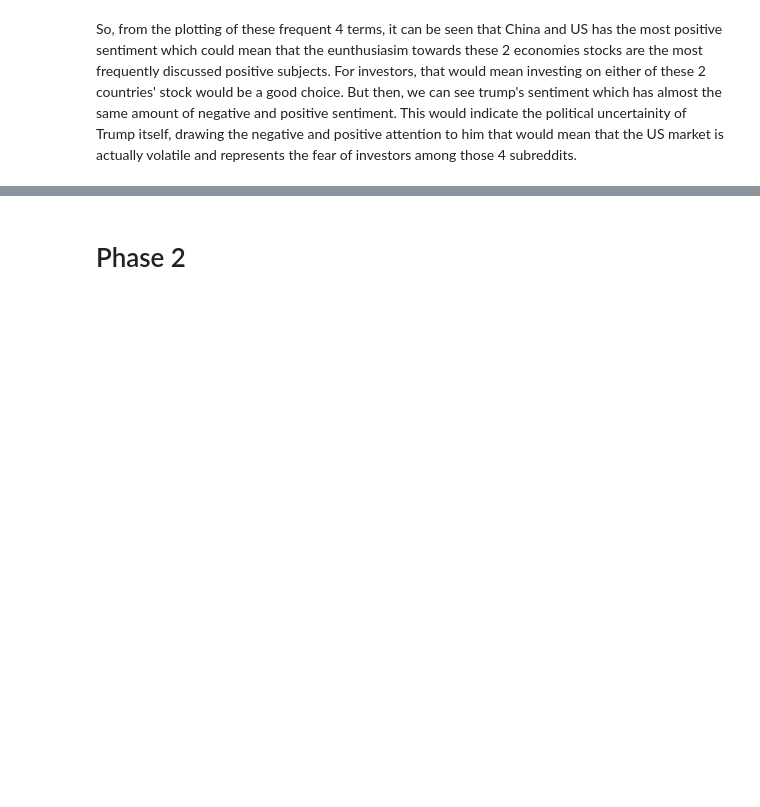
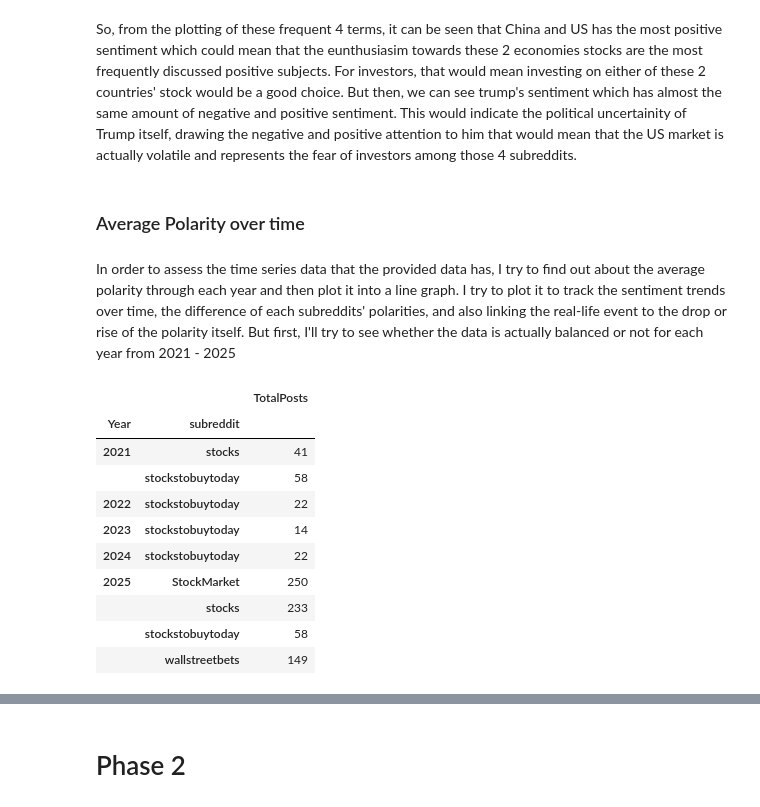
Before and after one commit to Osiris181/DM2025-Lab1-Exercise, a Jupyter notebook: DM2025-Lab1-Homework.ipynb, the cells around one changed output, grey strips where cells are left out. Drawn from its saved outputs; the diff is of its cells as text; code cells hidden in the pictures; blank space fills up the shorter version.

```diff
--- a/DM2025-Lab1-Homework.ipynb
+++ b/DM2025-Lab1-Homework.ipynb
@@ -913,3 +924,30 @@ set_ticklabels() should only be used with a fixed number of ticks, i.e. after se
 [figure]
 # %% [markdown]
 So, from the plotting of these frequent 4 terms, it can be seen that China and US has the most positive sentiment which could mean that the eunthusiasim towards these 2 economies stocks are the most frequently discussed positive subjects. For investors, that would mean investing on either of these 2 countries' stock would be a good choice. But then, we can see trump's sentiment which has almost the same amount of negative and positive sentiment. This would indicate the political uncertainity of Trump itself, drawing the negative and positive attention to him that would mean that the US market is actually volatile and represents the fear of investors among those 4 subreddits.
+# %% [markdown]
+### Average Polarity over time
+# %% [markdown]
+In order to assess the time series data that the provided data has, I try to find out about the average polarity through each year and then plot it into a line graph. I try to plot it to track the sentiment trends over time, the difference of each subreddits' polarities, and also linking the real-life event to the drop or rise of the polarity itself. But first, I'll try to see whether the data is actually balanced or not for each year from 2021 - 2025
+# %%
+data['datetime'] = pd.to_datetime(data['datetime'])
+
+data['Year'] = data['datetime'].dt.year
+
+df_yearly_posts = data.groupby(['Year', 'subreddit']).agg(
+    TotalPosts=('datetime', 'count')
+)
+
+df_yearly_posts
+# data[data['subreddit'] == 'wallstreetbets']
+# %% [output]
+|  |  | TotalPosts |
+| Year | subreddit |  |
+| 2021 | stocks | 41 |
+|  | stockstobuytoday | 58 |
+| 2022 | stockstobuytoday | 22 |
+| 2023 | stockstobuytoday | 14 |
+| 2024 | stockstobuytoday | 22 |
+| 2025 | StockMarket | 250 |
+|  | stocks | 233 |
+|  | stockstobuytoday | 58 |
+|  | wallstreetbets | 149 |
```
Also changed, not shown: parts of 9 cells of this notebook.
